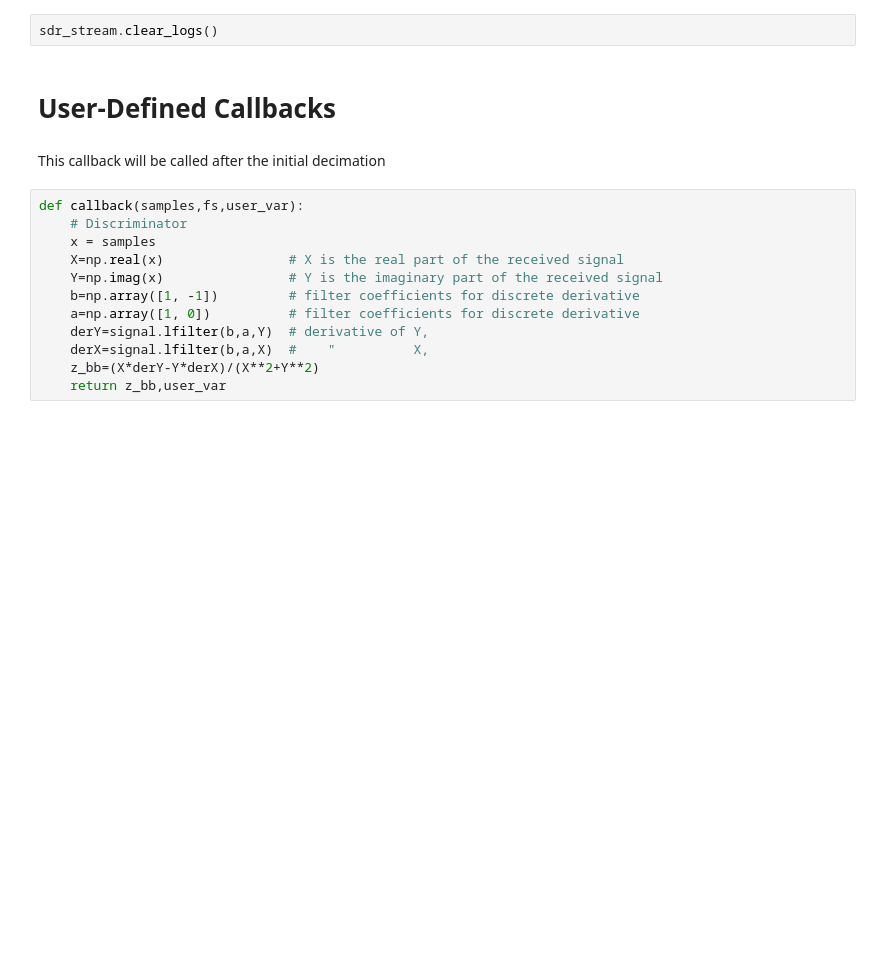
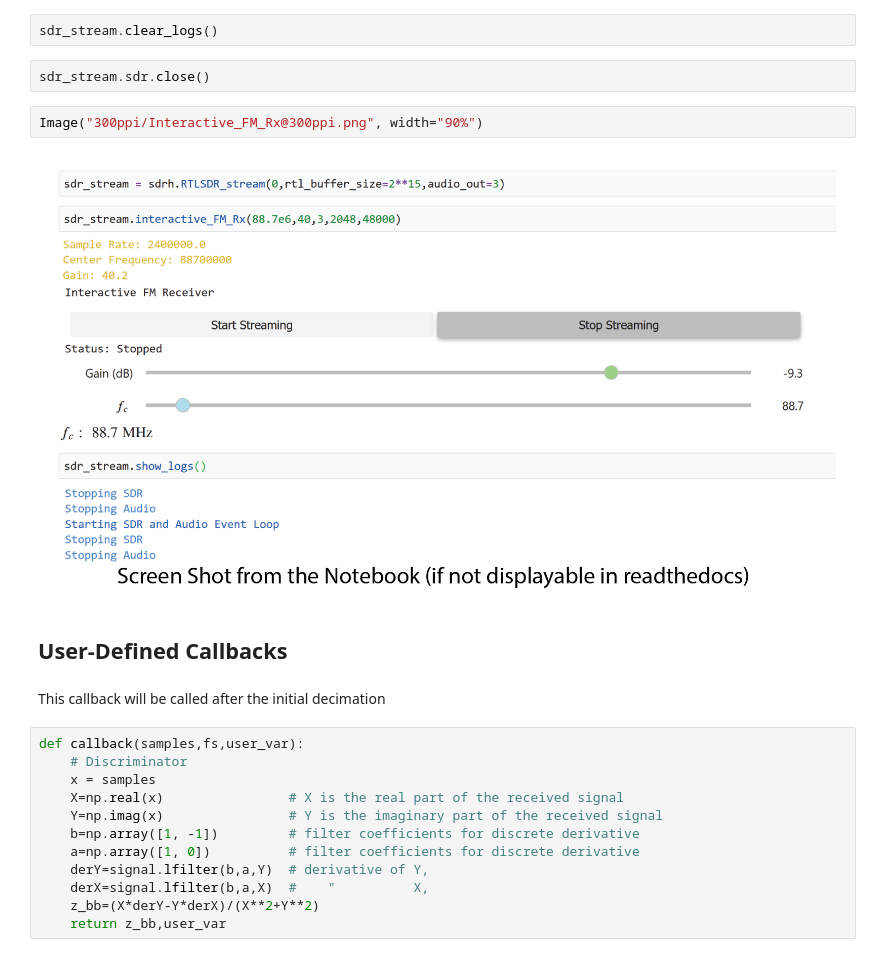
Before and after one commit to mwickert/scikit-dsp-comm, a Jupyter notebook: docs/source/nb_examples/rtlsdr_helper_streaming_sample.ipynb, the cells around one changed output. Saved outputs shown, nothing was run; the diff lists cells and outputs as text; blank space fills up the shorter version.

```diff
--- a/docs/source/nb_examples/rtlsdr_helper_streaming_sample.ipynb
+++ b/docs/source/nb_examples/rtlsdr_helper_streaming_sample.ipynb
@@ -45,7 +87,13 @@ sdr_stream.show_logs()
 # %%
 sdr_stream.clear_logs()
+# %%
+sdr_stream.sdr.close()
+# %%
+Image("300ppi/Interactive_FM_Rx@300ppi.png", width="90%")
+# %% [output]
+[figure, added]
 # %% [markdown]
-# User-Defined Callbacks
+## User-Defined Callbacks
 # %% [markdown]
 This callback will be called after the initial decimation
 # %%
```
Also changed, not shown: parts of 139 cells of this notebook, 4 other files.
